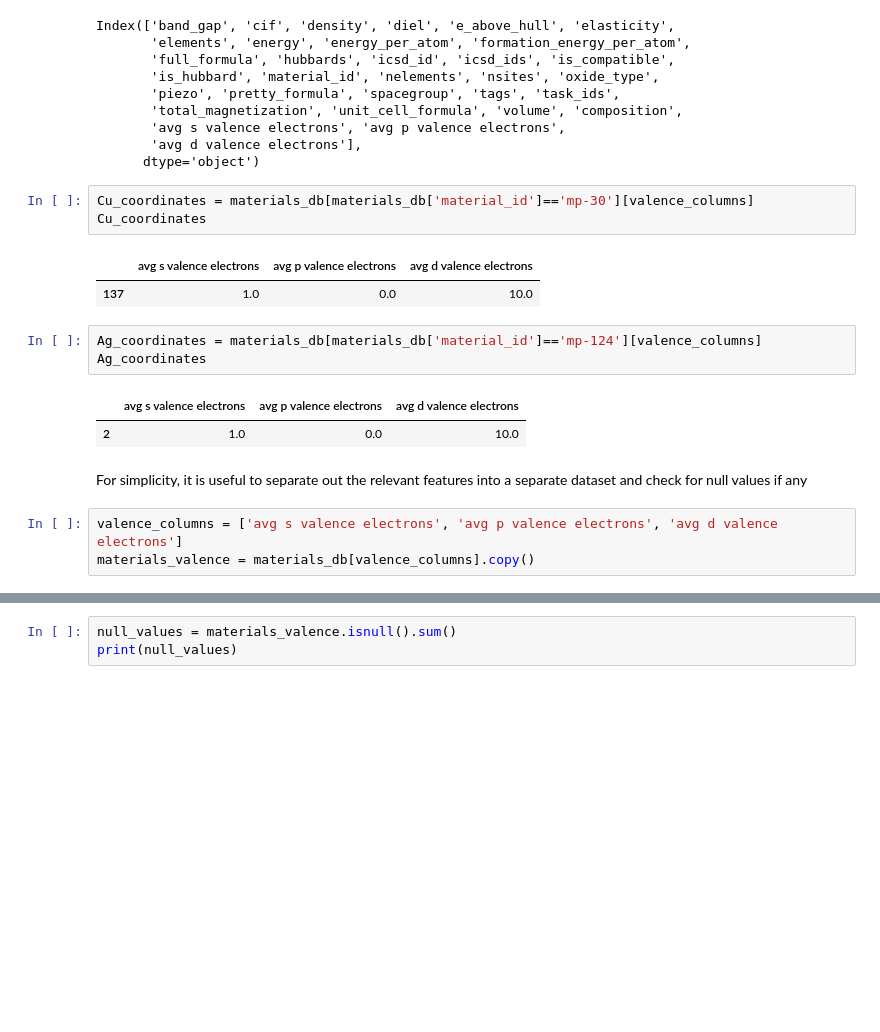
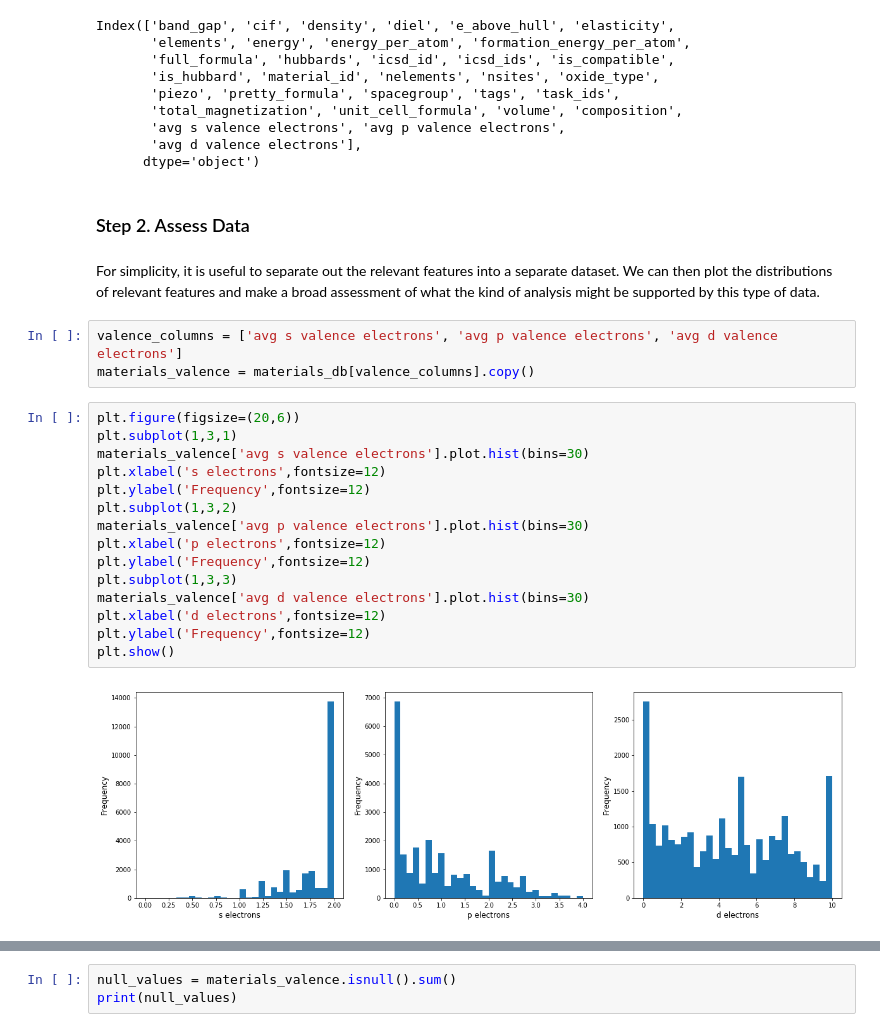
Before and after one commit to g-hegde/material-similarity, a Jupyter notebook: MaterialSimilarity.ipynb, the cells around one changed output, grey strips where cells are left out. Drawn from its saved outputs; the diff is of its cells as text; blank space fills up the shorter version.

```diff
--- a/MaterialSimilarity.ipynb
+++ b/MaterialSimilarity.ipynb
@@ -112,20 +164,27 @@ Index(['band_gap', 'cif', 'density', 'diel', 'e_above_hull', 'elasticity',
        'avg s valence electrons', 'avg p valence electrons',
        'avg d valence electrons'],
       dtype='object')
-# %%
-Cu_coordinates = materials_db[materials_db['material_id']=='mp-30'][valence_columns]
-Cu_coordinates
-# %% [output]
-|  | avg s valence electrons | avg p valence electrons | avg d valence electrons |
-| 137 | 1.0 | 0.0 | 10.0 |
-# %%
-Ag_coordinates = materials_db[materials_db['material_id']=='mp-124'][valence_columns]
-Ag_coordinates
-# %% [output]
-|  | avg s valence electrons | avg p valence electrons | avg d valence electrons |
-| 2 | 1.0 | 0.0 | 10.0 |
+# %% [markdown]
+### Step 2. Assess Data
 # %% [markdown]
-For simplicity, it is useful to separate out the relevant features into a separate dataset and check for null values if any
+For simplicity, it is useful to separate out the relevant features into a separate dataset. We can then plot the distributions of relevant features and make a broad assessment of what the kind of analysis might be supported by this type of data.
 # %%
 valence_columns = ['avg s valence electrons', 'avg p valence electrons', 'avg d valence electrons']
 materials_valence = materials_db[valence_columns].copy()
+# %%
+plt.figure(figsize=(20,6))
+plt.subplot(1,3,1)
+materials_valence['avg s valence electrons'].plot.hist(bins=30)
+plt.xlabel('s electrons',fontsize=12)
+plt.ylabel('Frequency',fontsize=12)
+plt.subplot(1,3,2)
+materials_valence['avg p valence electrons'].plot.hist(bins=30)
+plt.xlabel('p electrons',fontsize=12)
+plt.ylabel('Frequency',fontsize=12)
+plt.subplot(1,3,3)
+materials_valence['avg d valence electrons'].plot.hist(bins=30)
+plt.xlabel('d electrons',fontsize=12)
+plt.ylabel('Frequency',fontsize=12)
+plt.show()
+# %% [output]
+[figure, added]
```
Also changed, not shown: parts of 56 cells of this notebook.
